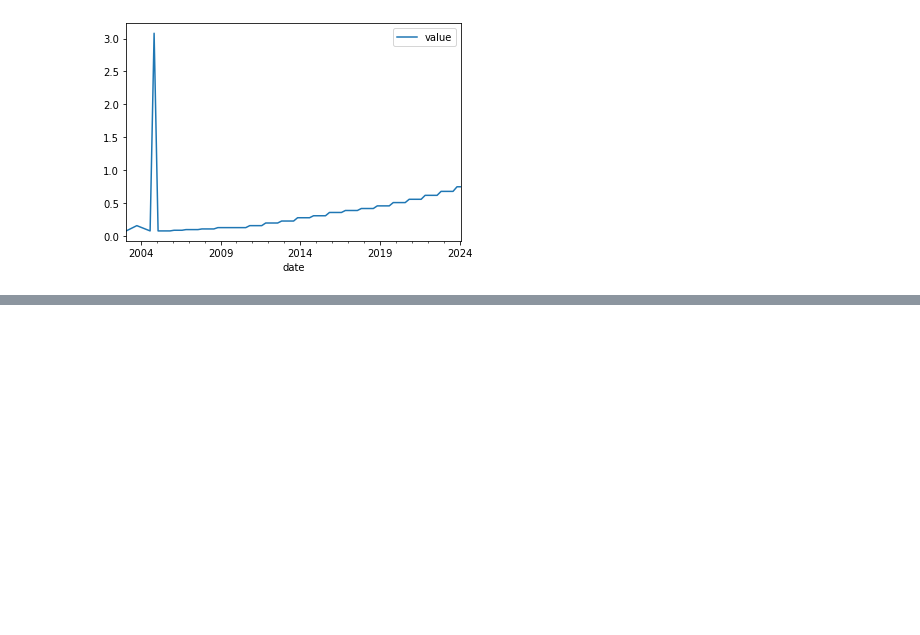
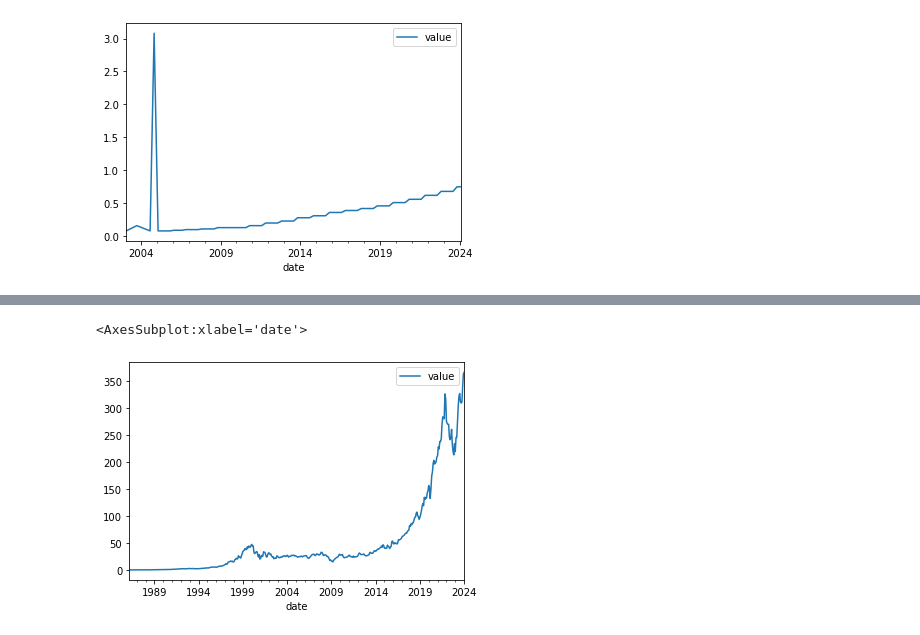
Before and after one commit to BeneSell/Backtesting_Dividenden_Portfolio, a Jupyter notebook: financialmodelingprep_api_access.ipynb, the cells around one changed output, grey strips where cells are left out. Drawn from its saved outputs; the diff is of its cells as text; code cells hidden in the pictures; blank space fills up the shorter version.

```diff
--- a/financialmodelingprep_api_access.ipynb
+++ b/financialmodelingprep_api_access.ipynb
@@ -393,0 +489,17 @@ df_to_plot.plot()
+# %%
+# same as above but for stock value
+
+raw_data_stock = []
+with open('./data/stock_infos/raw_data_fmp_stock_value.json', "r") as json_file:
+    raw_data_stock = json.load(json_file)
+
+raw_data_stock[1].keys()
+
+
+
+pd.json_normalize(raw_data_stock[0]["data"]).keys()
+
+df_stock = pd.DataFrame(pd.json_normalize(raw_data_stock[0]["data"]))
+df_stock["date"] = pd.to_datetime(df_stock["date"]).dt.to_period('M')
+print(df_stock.columns)
+df_stock
@@ -393,0 +521,11 @@ df_to_plot.plot()
+# %%
+from datetime import datetime, timedelta
+
+# Starting date (January 1, 1970)
+start_date = datetime(1970, 1, 1)
+
+# Number of months to generate
+num_months = (datetime.now() - start_date).days // 30
+
+# Generate datetime objects for each month
+months = [start_date + timedelta(days=30 * i) for i in range(num_months)]
@@ -393,0 +615,17 @@ df_to_plot.plot()
+# %%
+import matplotlib.pyplot as plt
+import seaborn as sns
+
+
+
+df_to_plot = result_df[(result_df["variable"] == "low") & (result_df["symbol"] == "MSFT") ][["date", "value"]]
+
+# df_to_plot["date"] = pd.to_datetime(df_to_plot["date"])
+df_to_plot = df_to_plot.set_index("date")
+
+# plt.plot(df_to_plot)
+
+df_to_plot.plot()
+# %% [output]
+<AxesSubplot:xlabel='date'>
+[figure, added]
```
Also changed, not shown: parts of 9 cells of this notebook.
